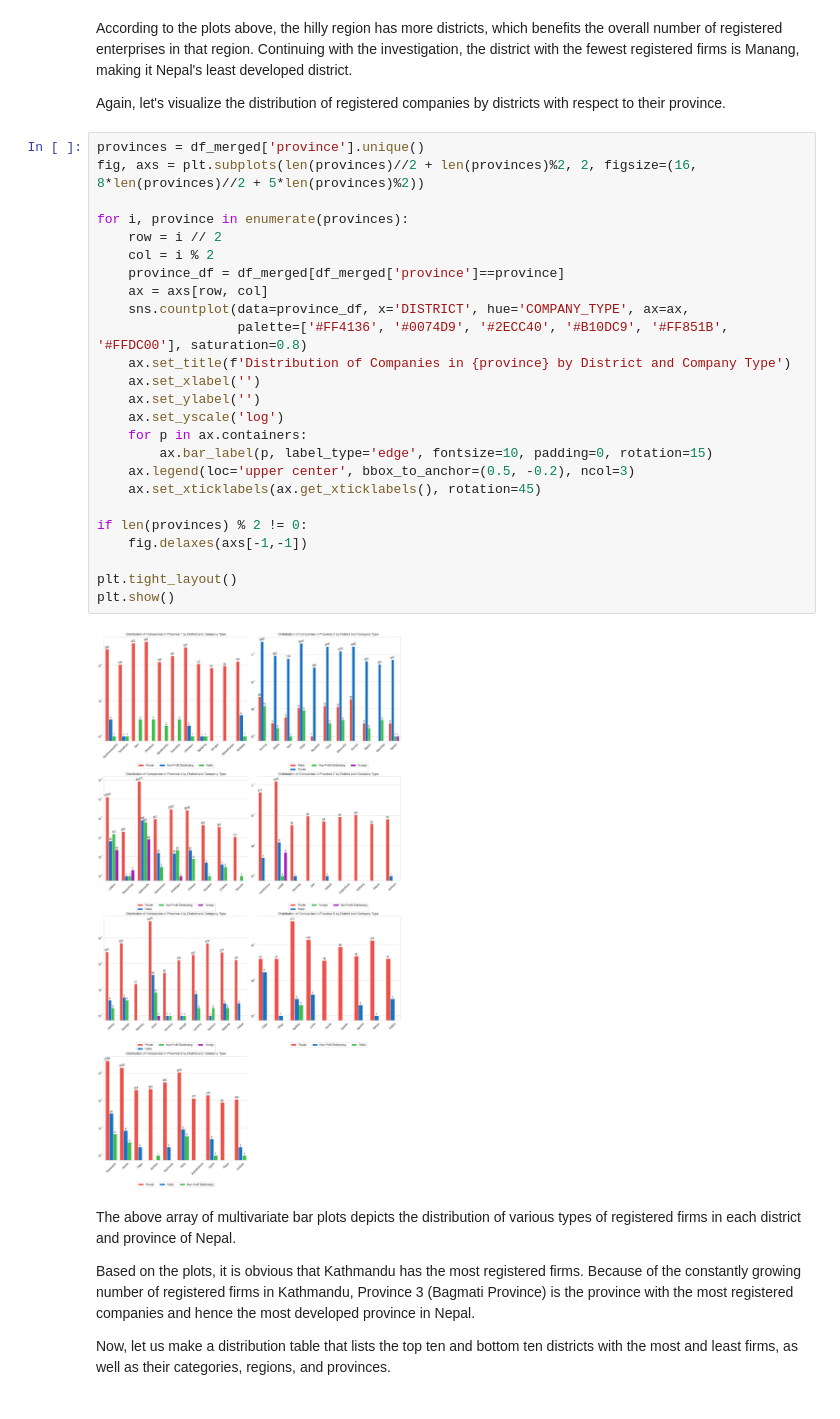
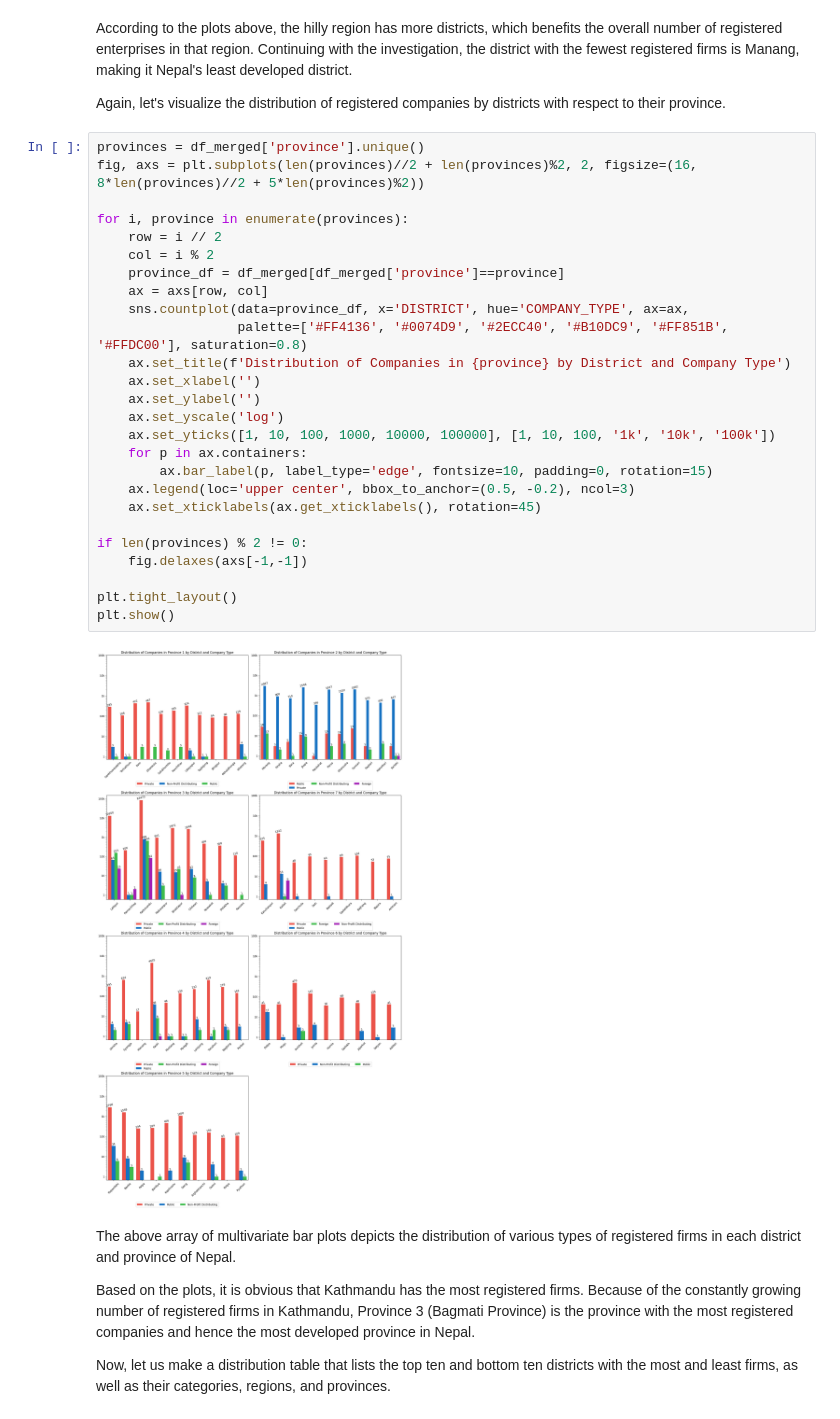
Before and after one commit to PIYUSH-R04/Data_analysis_on_the_growth_and_distribution_of_registered_companies_in_Nepal, a Jupyter notebook: analysis_of_the_growth_and_distribution_of_registered_companies_in_nepal.ipynb, the cells around one changed output. Cells and saved outputs as stored; diff of their text form.

```diff
--- a/analysis_of_the_growth_and_distribution_of_registered_companies_in_nepal.ipynb
+++ b/analysis_of_the_growth_and_distribution_of_registered_companies_in_nepal.ipynb
@@ -206,30 +209,31 @@ Again, let's visualize the distribution of registered companies by districts wit
 # %%
 provinces = df_merged['province'].unique()
 fig, axs = plt.subplots(len(provinces)//2 + len(provinces)%2, 2, figsize=(16, 8*len(provinces)//2 + 5*len(provinces)%2))
 
 for i, province in enumerate(provinces):
     row = i // 2
     col = i % 2
     province_df = df_merged[df_merged['province']==province]
     ax = axs[row, col]
     sns.countplot(data=province_df, x='DISTRICT', hue='COMPANY_TYPE', ax=ax,
                   palette=['#FF4136', '#0074D9', '#2ECC40', '#B10DC9', '#FF851B', '#FFDC00'], saturation=0.8)
     ax.set_title(f'Distribution of Companies in {province} by District and Company Type')
     ax.set_xlabel('')
     ax.set_ylabel('')
     ax.set_yscale('log')
+    ax.set_yticks([1, 10, 100, 1000, 10000, 100000], [1, 10, 100, '1k', '10k', '100k'])
     for p in ax.containers:
         ax.bar_label(p, label_type='edge', fontsize=10, padding=0, rotation=15)
     ax.legend(loc='upper center', bbox_to_anchor=(0.5, -0.2), ncol=3)
     ax.set_xticklabels(ax.get_xticklabels(), rotation=45)
 
 if len(provinces) % 2 != 0:
     fig.delaxes(axs[-1,-1])
 
 plt.tight_layout()
 plt.show()
 # %% [output]
-[figure, old version]
+[figure, new version]
 # %% [markdown]
 The above array of multivariate bar plots depicts the distribution of various types of registered firms in each district and province of Nepal.
 
```
Also changed, not shown: parts of 9 cells of this notebook.
